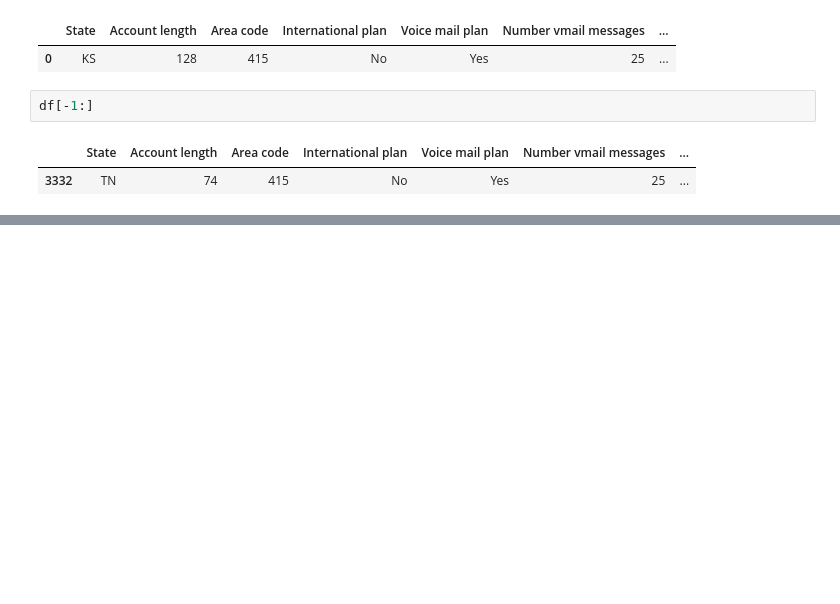
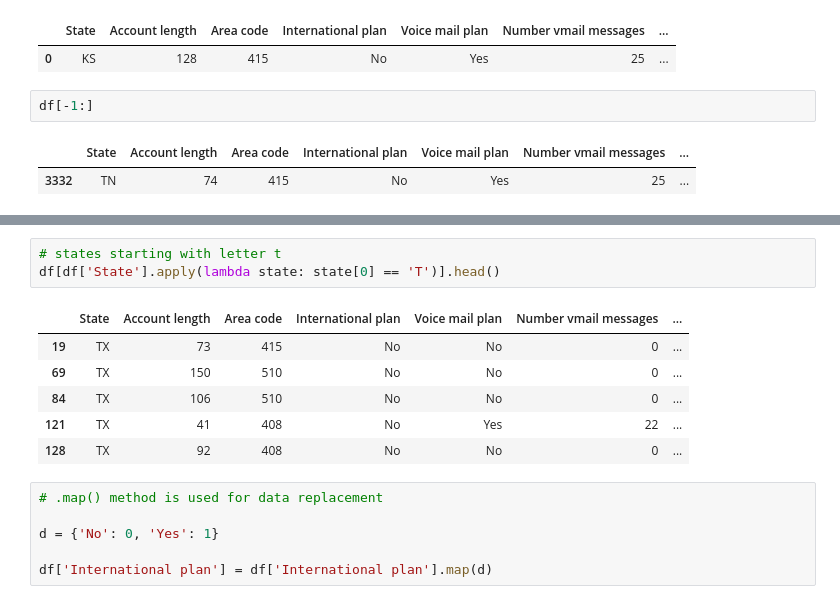
Before and after one commit to Venchislav/AI-Journey-Zero-to-Hero, a Jupyter notebook: ML Course AI/Notebooks/MLCourse_AI_Topic_1.ipynb, the cells around one changed output, grey strips where cells are left out. Saved outputs shown, nothing was run; the diff lists cells and outputs as text; blank space fills up the shorter version.

```diff
--- a/ML Course AI/Notebooks/MLCourse_AI_Topic_1.ipynb
+++ b/ML Course AI/Notebooks/MLCourse_AI_Topic_1.ipynb
@@ -204,0 +230,16 @@ df[-1:]
+# %%
+# states starting with letter t
+df[df['State'].apply(lambda state: state[0] == 'T')].head()
+# %% [output]
+|  | State | Account length | Area code | International plan | Voice mail plan | Number vmail messages | ... |
+| 19 | TX | 73 | 415 | No | No | 0 | ... |
+| 69 | TX | 150 | 510 | No | No | 0 | ... |
+| 84 | TX | 106 | 510 | No | No | 0 | ... |
+| 121 | TX | 41 | 408 | No | Yes | 22 | ... |
+| 128 | TX | 92 | 408 | No | No | 0 | ... |
+# %%
+# .map() method is used for data replacement
+
+d = {'No': 0, 'Yes': 1}
+
+df['International plan'] = df['International plan'].map(d)
```
Also changed, not shown: parts of 8 cells of this notebook.
